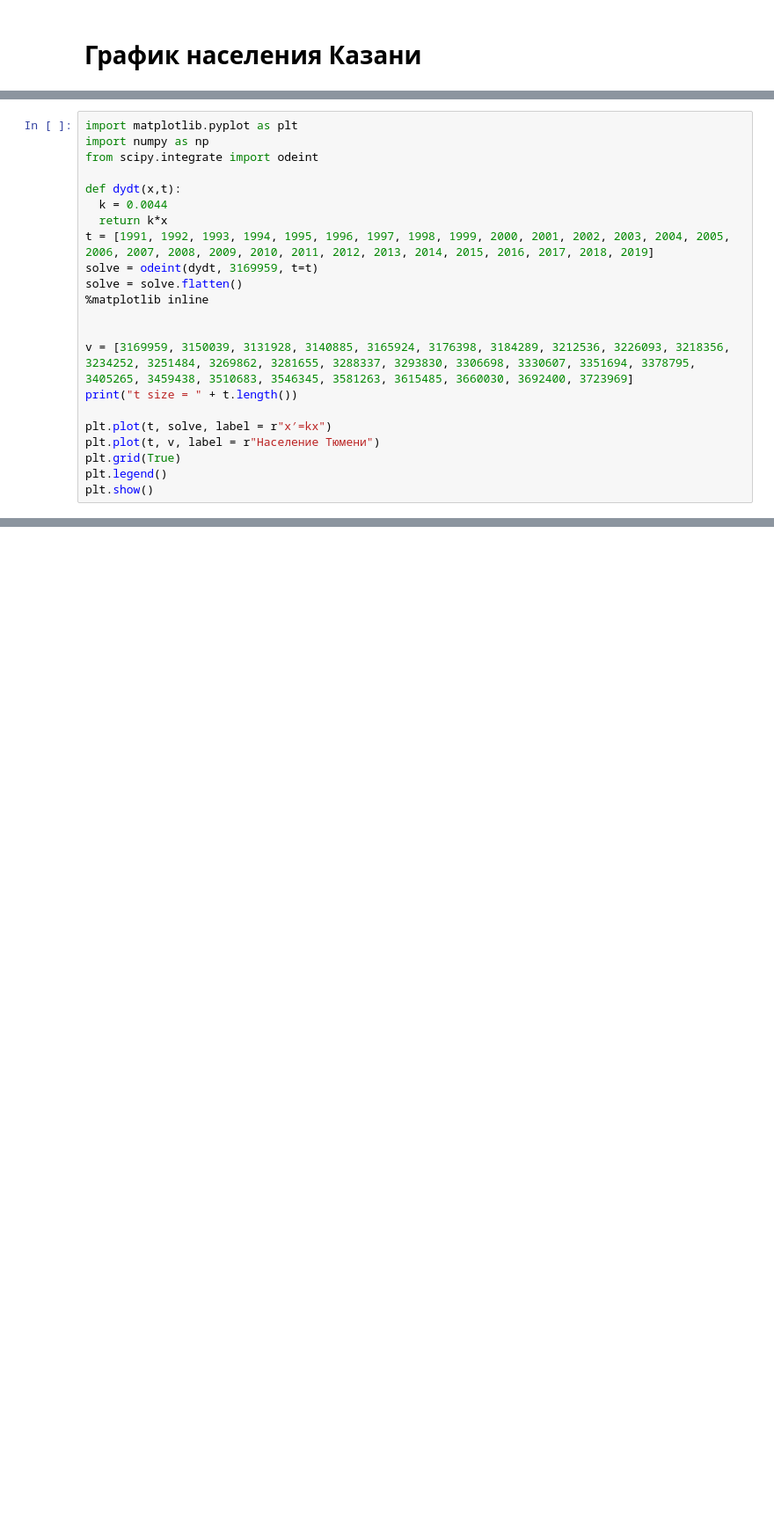
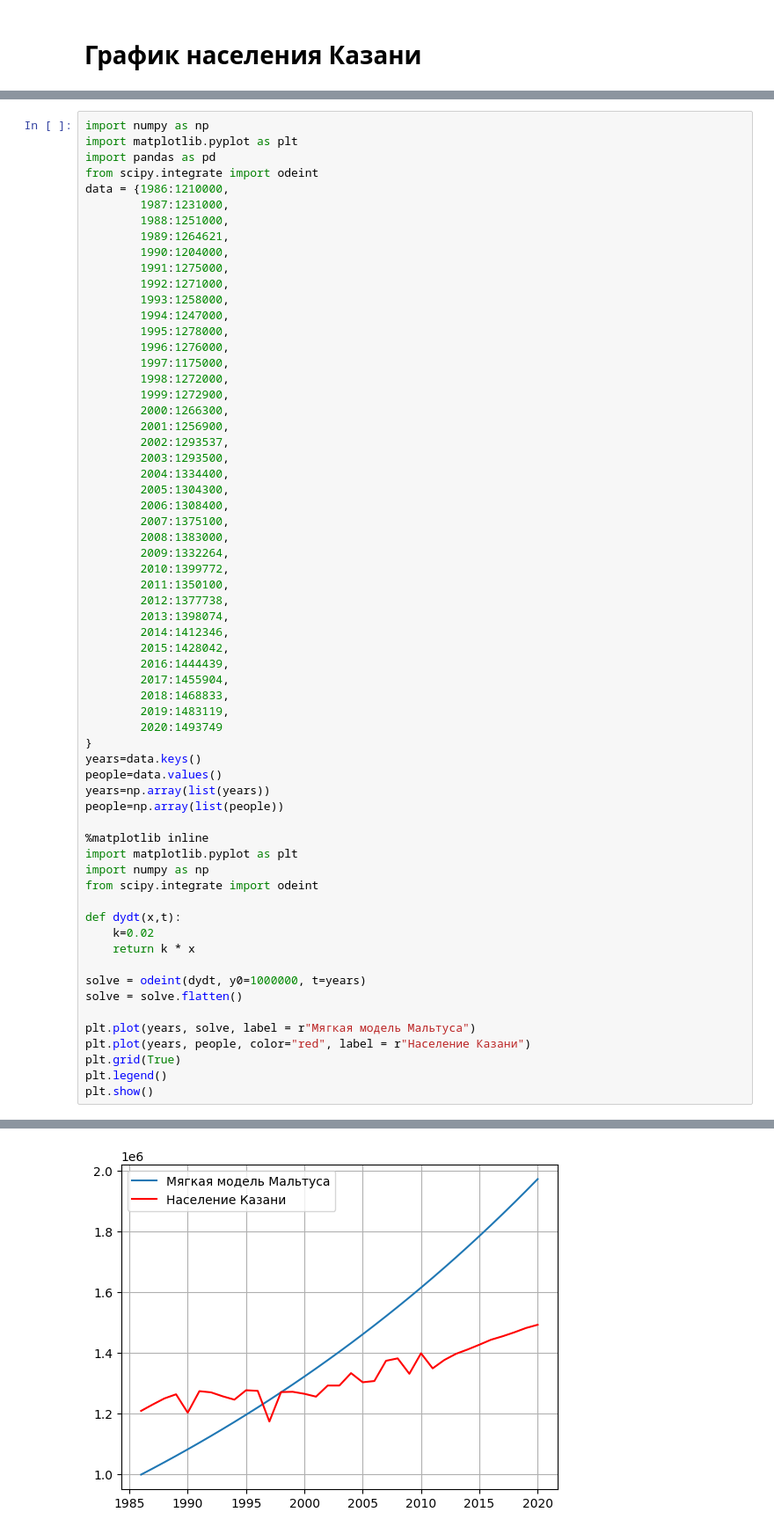
Before and after one commit to soup1ck/vsumatmodel, a Jupyter notebook: lab2.ipynb, the cells around one changed output, grey strips where cells are left out. Shown: that part at 88% size. Cells and saved outputs as stored; diff of their text form; blank space fills up the shorter version.

```diff
--- a/lab2.ipynb
+++ b/lab2.ipynb
@@ -56,24 +56,65 @@ plt.show()
 # %% [output]
 [figure]
 # %%
+import numpy as np
+import matplotlib.pyplot as plt
+import pandas as pd
+from scipy.integrate import odeint
+data = {1986:1210000,
+        1987:1231000,
+        1988:1251000,
+        1989:1264621,
+        1990:1204000,
+        1991:1275000,
+        1992:1271000,
+        1993:1258000,
+        1994:1247000,
+        1995:1278000,
+        1996:1276000,
+        1997:1175000,
+        1998:1272000,
+        1999:1272900,
+        2000:1266300,
+        2001:1256900,
+        2002:1293537,
+        2003:1293500,
+        2004:1334400,
+        2005:1304300,
+        2006:1308400,
+        2007:1375100,
+        2008:1383000,
+        2009:1332264,
+        2010:1399772,
+        2011:1350100,
+        2012:1377738,
+        2013:1398074,
+        2014:1412346,
+        2015:1428042,
+        2016:1444439,
+        2017:1455904,
+        2018:1468833,
+        2019:1483119,
+        2020:1493749
+}
+years=data.keys()
+people=data.values()
+years=np.array(list(years))
+people=np.array(list(people))
+
+%matplotlib inline
 import matplotlib.pyplot as plt
 import numpy as np
 from scipy.integrate import odeint
 
 def dydt(x,t):
-  k = 0.0044
-  return k*x
-t = [1991, 1992, 1993, 1994, 1995, 1996, 1997, 1998, 1999, 2000, 2001, 2002, 2003, 2004, 2005, 2006, 2007, 2008, 2009, 2010, 2011, 2012, 2013, 2014, 2015, 2016, 2017, 2018, 2019]
-solve = odeint(dydt, 3169959, t=t)
+    k=0.02
+    return k * x
+
+solve = odeint(dydt, y0=1000000, t=years)
 solve = solve.flatten()
-%matplotlib inline
 
-
-v = [3169959, 3150039, 3131928, 3140885, 3165924, 3176398, 3184289, 3212536, 3226093, 3218356, 3234252, 3251484, 3269862, 3281655, 3288337, 3293830, 3306698, 3330607, 3351694, 3378795, 3405265, 3459438, 3510683, 3546345, 3581263, 3615485, 3660030, 3692400, 3723969]
-print("t size = " + t.length())
-
-plt.plot(t, solve, label = r"x′=kx")
-plt.plot(t, v, label = r"Население Тюмени")
+plt.plot(years, solve, label = r"Мягкая модель Мальтуса")
+plt.plot(years, people, color="red", label = r"Население Казани")
 plt.grid(True)
 plt.legend()
 plt.show()
@@ -81,0 +122 @@ AttributeError: 'list' object has no attribute 'length'
+[figure, added]
```
Also changed, not shown: parts of 2 cells of this notebook, 1 other file.
